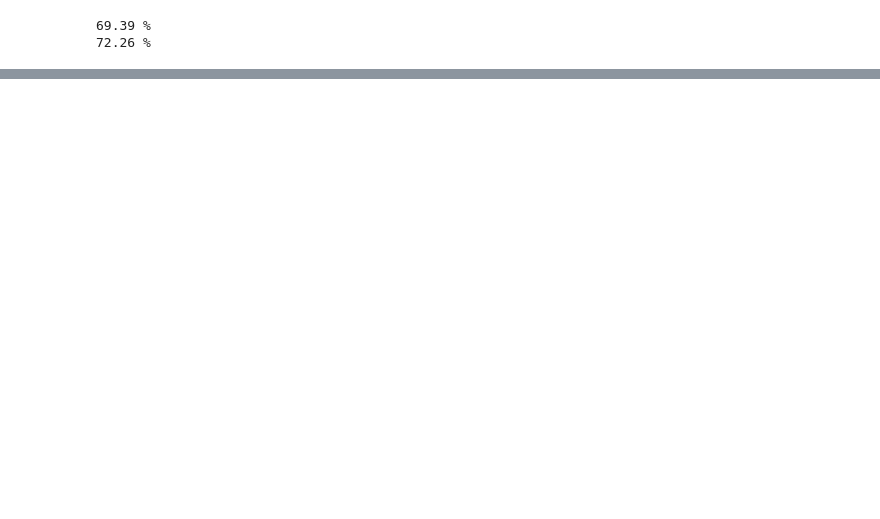
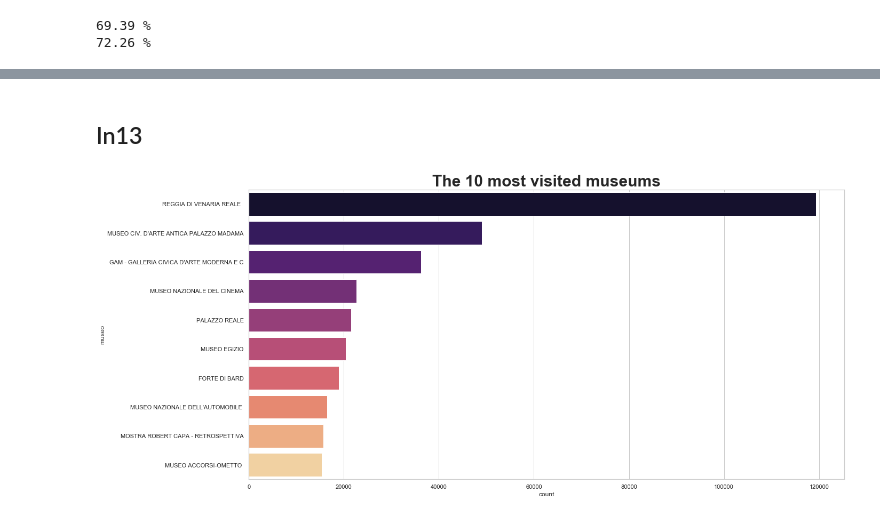
Before and after one commit to MattiaBrocco/Business-Analytics-Project, a Jupyter notebook: Business_Analytics_project.ipynb, the cells around one changed output, grey strips where cells are left out. Saved outputs shown, nothing was run; the diff lists cells and outputs as text; code cells hidden in the pictures; blank space fills up the shorter version.

```diff
--- a/Business_Analytics_project.ipynb
+++ b/Business_Analytics_project.ipynb
@@ -278,0 +303,11 @@ df
+# %% [markdown]
+## In13
+# %%
+sns.set(style = 'whitegrid')
+fig = plt.figure(figsize = (20, 10))
+sns.countplot(y = "museo", data = in13, palette = "magma",
+              order = in13["museo"].value_counts().iloc[:10].index)
+plt.title('The 10 most visited museums', fontsize = 30, fontweight = 'bold')
+plt.savefig("In13_10_most_visited_museums.jpg", dpi = 300)
+# %% [output]
+[figure, added]
```
Also changed, not shown: parts of 21 cells of this notebook, 1 other file.
